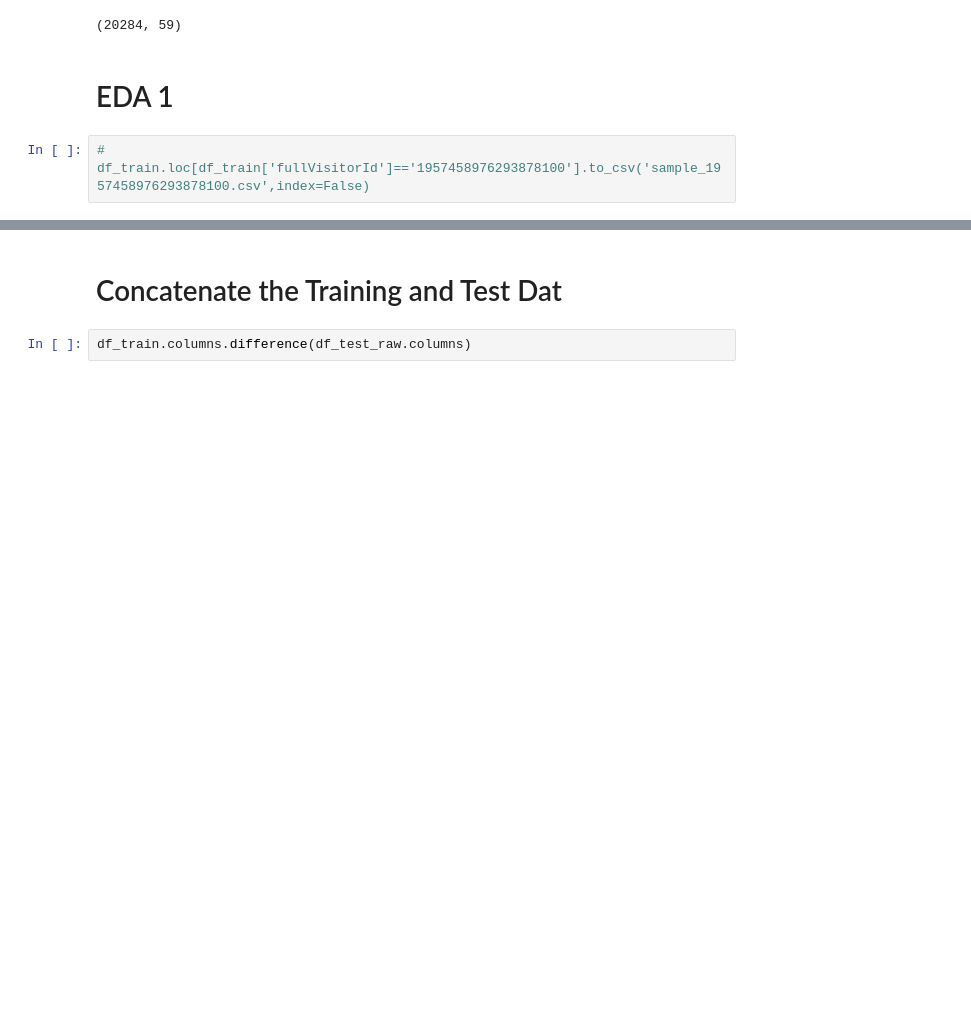
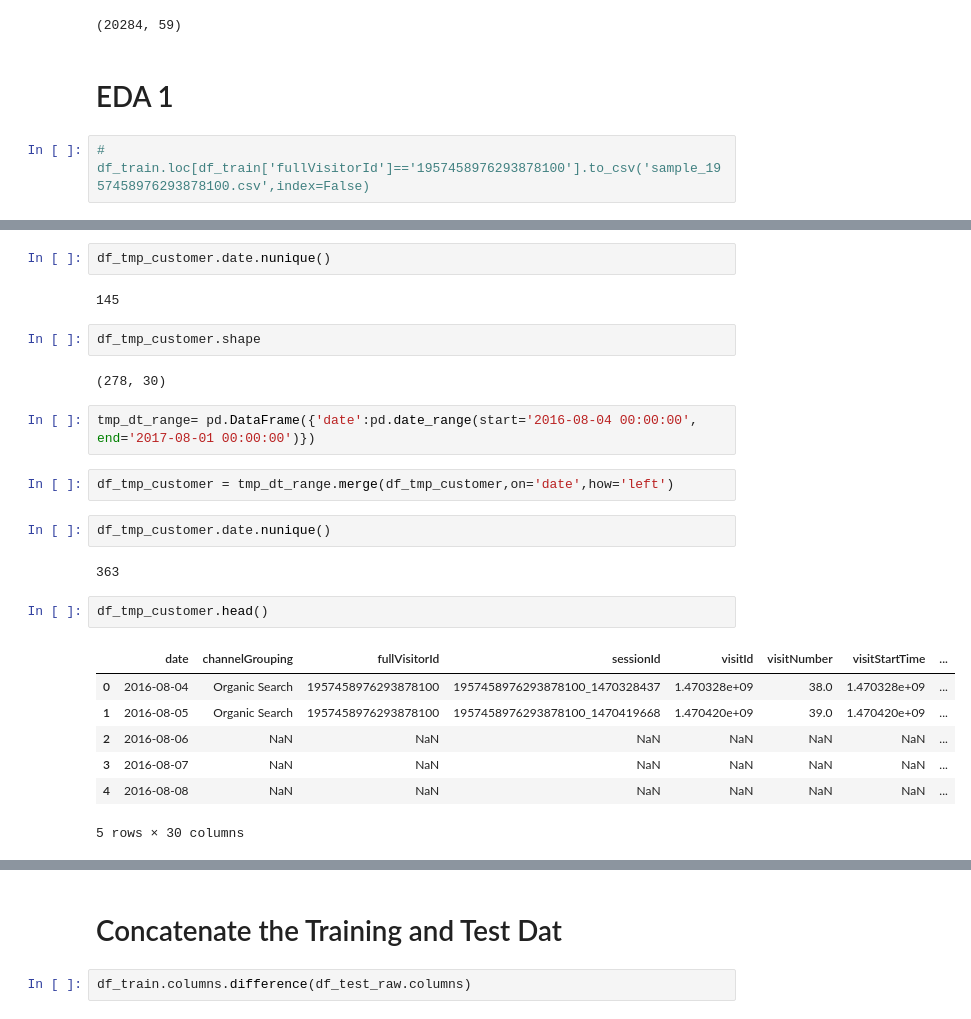
Before and after one commit to jamesliao2016/HCDR2018, a Jupyter notebook: GoogleAnalyticsCRP/my_1024.ipynb, the cells around one changed output, grey strips where cells are left out. Cells and saved outputs as stored; diff of their text form; blank space fills up the shorter version.

```diff
--- a/GoogleAnalyticsCRP/my_1024.ipynb
+++ b/GoogleAnalyticsCRP/my_1024.ipynb
@@ -71,0 +102,26 @@ df_train.groupby('fullVisitorId').count().sort_values('channelGrouping',ascendin
+# %%
+df_tmp_customer.date.nunique()
+# %% [output]
+145
+# %%
+df_tmp_customer.shape
+# %% [output]
+(278, 30)
+# %%
+tmp_dt_range= pd.DataFrame({'date':pd.date_range(start='2016-08-04 00:00:00', end='2017-08-01 00:00:00')})
+# %%
+df_tmp_customer = tmp_dt_range.merge(df_tmp_customer,on='date',how='left')
+# %%
+df_tmp_customer.date.nunique()
+# %% [output]
+363
+# %%
+df_tmp_customer.head()
+# %% [output]
+|  | date | channelGrouping | fullVisitorId | sessionId | visitId | visitNumber | visitStartTime | ... |
+| 0 | 2016-08-04 | Organic Search | 1957458976293878100 | 1957458976293878100_1470328437 | 1.470328e+09 | 38.0 | 1.470328e+09 | ... |
+| 1 | 2016-08-05 | Organic Search | 1957458976293878100 | 1957458976293878100_1470419668 | 1.470420e+09 | 39.0 | 1.470420e+09 | ... |
+| 2 | 2016-08-06 | NaN | NaN | NaN | NaN | NaN | NaN | ... |
+| 3 | 2016-08-07 | NaN | NaN | NaN | NaN | NaN | NaN | ... |
+| 4 | 2016-08-08 | NaN | NaN | NaN | NaN | NaN | NaN | ... |
+5 rows × 30 columns
```
Also changed, not shown: parts of 10 cells of this notebook, 7 other files.
